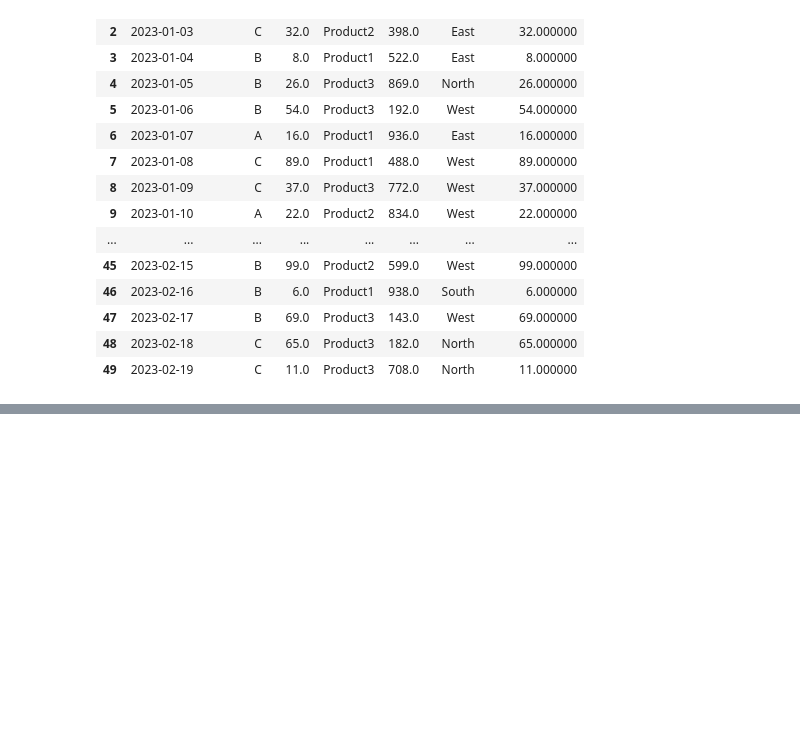
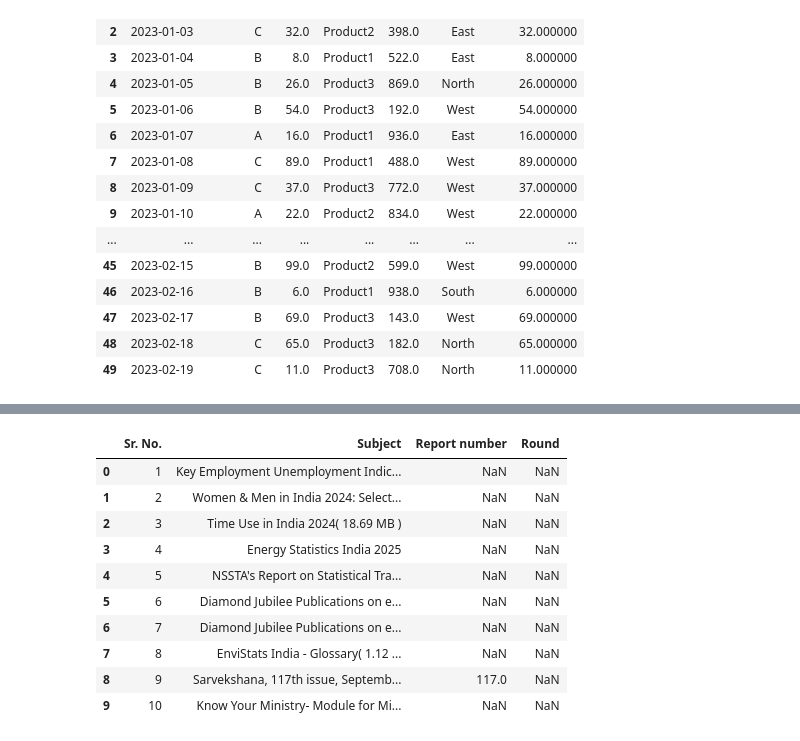
Before and after one commit to kTechKeshav/ML-Learning, a Jupyter notebook: Sec 13 Data Analysis with Python/practice.ipynb, the cells around one changed output, grey strips where cells are left out. Saved outputs shown, nothing was run; the diff lists cells and outputs as text; code cells hidden in the pictures; blank space fills up the shorter version.

```diff
--- a/Sec 13 Data Analysis with Python/practice.ipynb
+++ b/Sec 13 Data Analysis with Python/practice.ipynb
@@ -470,0 +592,19 @@ df
+# %%
+url = "https://www.mospi.gov.in/download-reports"
+
+df=pd.read_html(url)
+
+df=df[0]
+df
+# %% [output]
+|  | Sr. No. | Subject | Report number | Round |
+| 0 | 1 | Key Employment Unemployment Indic... | NaN | NaN |
+| 1 | 2 | Women & Men in India 2024: Select... | NaN | NaN |
+| 2 | 3 | Time Use in India 2024( 18.69 MB ) | NaN | NaN |
+| 3 | 4 | Energy Statistics India 2025 | NaN | NaN |
+| 4 | 5 | NSSTA's Report on Statistical Tra... | NaN | NaN |
+| 5 | 6 | Diamond Jubilee Publications on e... | NaN | NaN |
+| 6 | 7 | Diamond Jubilee Publications on e... | NaN | NaN |
+| 7 | 8 | EnviStats India - Glossary( 1.12 ... | NaN | NaN |
+| 8 | 9 | Sarvekshana, 117th issue, Septemb... | 117.0 | NaN |
+| 9 | 10 | Know Your Ministry- Module for Mi... | NaN | NaN |
```
Also changed, not shown: parts of 20 cells of this notebook.
